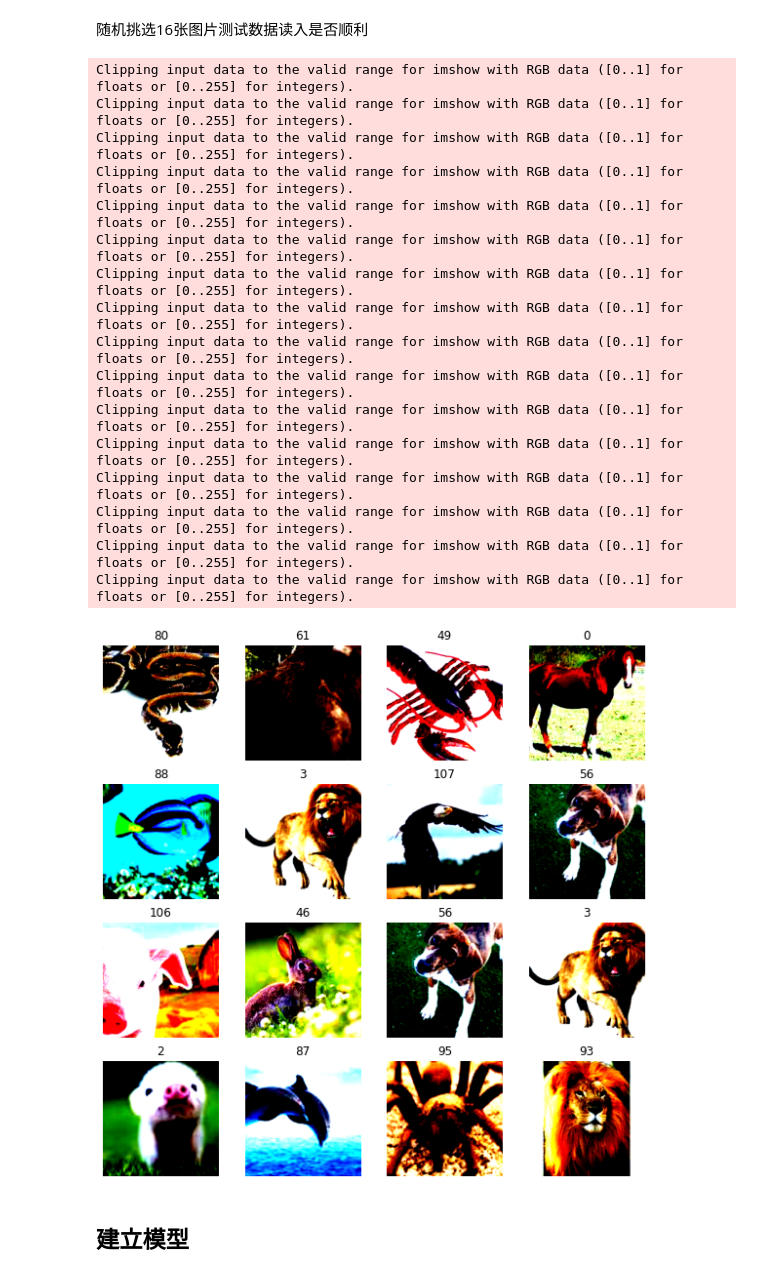
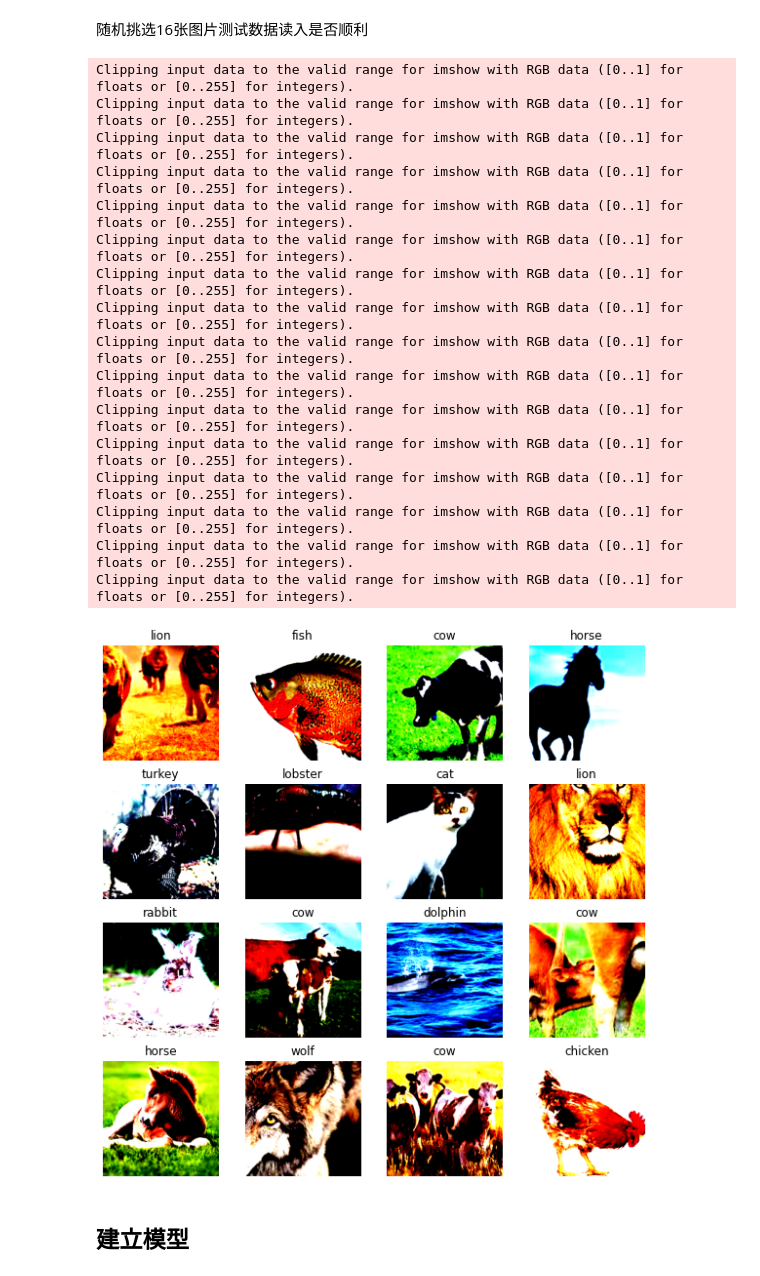
Before and after one commit to NightingaleCen/Animal-Classification, a Jupyter notebook: 动物分类.ipynb, the cells around one changed output. Cells and saved outputs as stored; diff of their text form; code cells hidden in the pictures.

```diff
--- a/动物分类.ipynb
+++ b/动物分类.ipynb
@@ -45,8 +45,17 @@ LABEL_MAP = {
 # %%
 from torchvision import transforms
 import torch
-transform = transforms.Compose((transforms.ToTensor(), transforms.Resize(256), transforms.CenterCrop(224),transforms.Normalize([0.485, 0.456, 0.406],
-                        [0.229, 0.224, 0.225])))
+train_transform = transforms.Compose(
+    (
+        transforms.Resize(256),
+        transforms.RandomHorizontalFlip(),
+        transforms.RandomCrop(224),
+        transforms.ToTensor(),
+        transforms.Normalize([0.485, 0.456, 0.406],
+                             [0.229, 0.224, 0.225])))
+
+test_transform = transforms.Compose((transforms.ToTensor(), transforms.Resize(256), transforms.CenterCrop(224), transforms.Normalize([0.485, 0.456, 0.406],
+                                                                                                                                     [0.229, 0.224, 0.225])))
 # %% [markdown]
 自定义VisionDataset子类
 # %%
@@ -83,54 +92,54 @@ from torch.utils.data import DataLoader, random_split
 data_path = './Animals Dataset' #@param
 batch_size = 32 #@param
 num_workers = 0 #@param
-val_size = 150 #@param
+val_size = 150 #@param #TODO:尝试减小验证集大小至100
 
 train_path = (os.path.join(data_path, 'train'))
 test_path = (os.path.join(data_path, 'test'))
 
 train_dataset = ImageFolder(
     train_path,
-    transform)
+    train_transform)
 test_dataset = AnimalDataset(
     test_path,
-    transform)
+    test_transform)
 train_dataset, val_dataset = random_split(train_dataset, [len(train_dataset) - val_size, val_size])
 # %% [markdown]
 随机挑选16张图片测试数据读入是否顺利
 # %%
 import matplotlib.pyplot as plt
 from torch import randint
 %matplotlib inline
 figure = plt.figure(figsize=(10, 10))
 cols, rows = 4, 4
 for i in range(1, cols * rows + 1):
-    sample_idx = randint(len(test_dataset), size=(1,)).item()
-    img, label = test_dataset[sample_idx]
+    sample_idx = randint(len(train_dataset), size=(1,)).item()
+    img, label = train_dataset[sample_idx]
     figure.add_subplot(rows, cols, i)
-    plt.title(label)
+    plt.title(LABEL_MAP[label])
     plt.axis("off")
     img = img.swapaxes(0, 1)
     img = img.swapaxes(1, 2)
     plt.imshow(img.squeeze())
 plt.show()
 # %% [output]
 Clipping input data to the valid range for imshow with RGB data ([0..1] for floats or [0..255] for integers).
 Clipping input data to the valid range for imshow with RGB data ([0..1] for floats or [0..255] for integers).
 Clipping input data to the valid range for imshow with RGB data ([0..1] for floats or [0..255] for integers).
 Clipping input data to the valid range for imshow with RGB data ([0..1] for floats or [0..255] for integers).
 Clipping input data to the valid range for imshow with RGB data ([0..1] for floats or [0..255] for integers).
 Clipping input data to the valid range for imshow with RGB data ([0..1] for floats or [0..255] for integers).
 Clipping input data to the valid range for imshow with RGB data ([0..1] for floats or [0..255] for integers).
 Clipping input data to the valid range for imshow with RGB data ([0..1] for floats or [0..255] for integers).
 Clipping input data to the valid range for imshow with RGB data ([0..1] for floats or [0..255] for integers).
 Clipping input data to the valid range for imshow with RGB data ([0..1] for floats or [0..255] for integers).
 Clipping input data to the valid range for imshow with RGB data ([0..1] for floats or [0..255] for integers).
 Clipping input data to the valid range for imshow with RGB data ([0..1] for floats or [0..255] for integers).
 Clipping input data to the valid range for imshow with RGB data ([0..1] for floats or [0..255] for integers).
 Clipping input data to the valid range for imshow with RGB data ([0..1] for floats or [0..255] for integers).
 Clipping input data to the valid range for imshow with RGB data ([0..1] for floats or [0..255] for integers).
 Clipping input data to the valid range for imshow with RGB data ([0..1] for floats or [0..255] for integers).
-[figure, old version]
+[figure, new version]
 # %% [markdown]
 ## 建立模型
 # %% [markdown]
```
Also changed, not shown: parts of 9 cells of this notebook, 1 other file.
